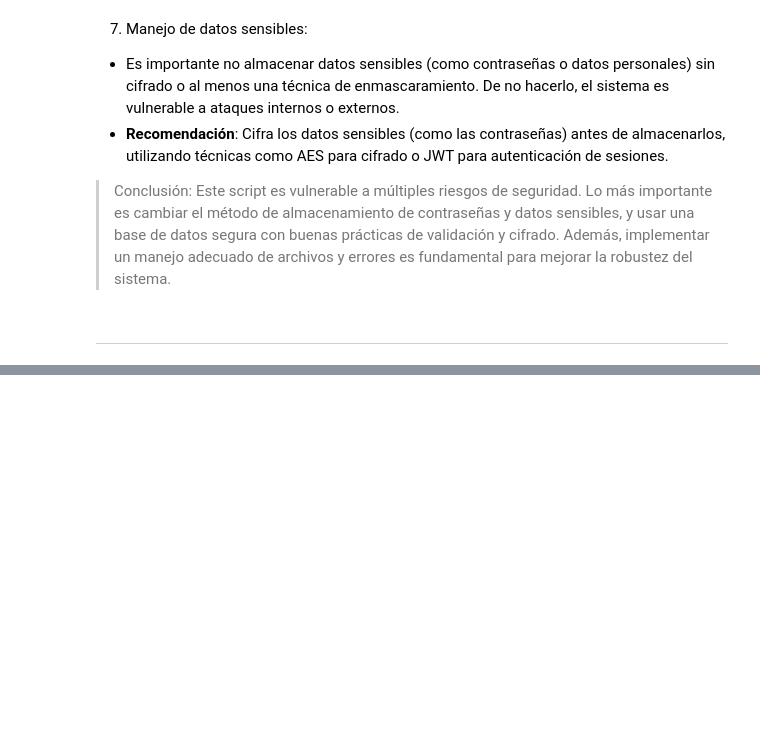
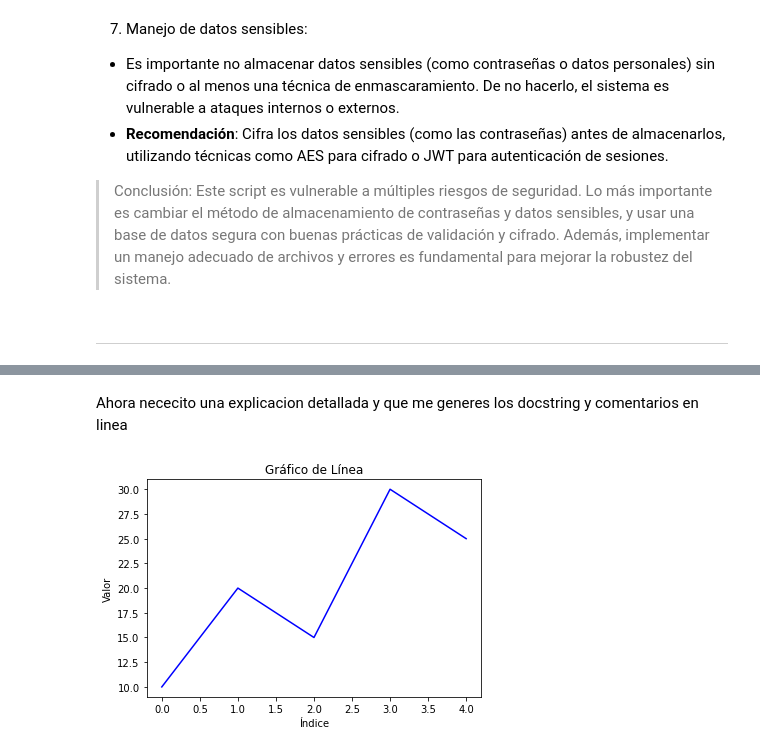
Before and after one commit to emipaz/curso_ia_generative_for_developers, a Jupyter notebook: ejercicios.ipynb, the cells around one changed output, grey strips where cells are left out. Cells and saved outputs as stored; diff of their text form; code cells hidden in the pictures; blank space fills up the shorter version.

```diff
--- a/ejercicios.ipynb
+++ b/ejercicios.ipynb
@@ -213,0 +385,2 @@ ___
+# %% [markdown]
+Ahora nececito una explicacion detallada y que me generes los docstring y comentarios en linea
@@ -213,0 +467,6 @@ ___
+# %%
+data = [10, 20, 15, 30, 25]
+visualizer = DataVisualizer(data)
+visualizer.plot(kind='line', xlabel='Índice', ylabel='Valor', title='Gráfico de Línea')
+# %% [output]
+[figure, added]
```
Also changed, not shown: parts of 10 cells of this notebook, 2 other files.
